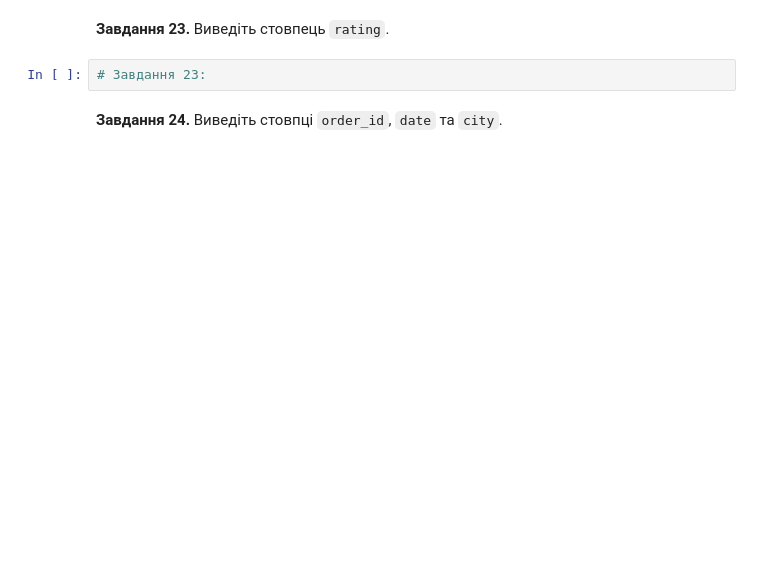
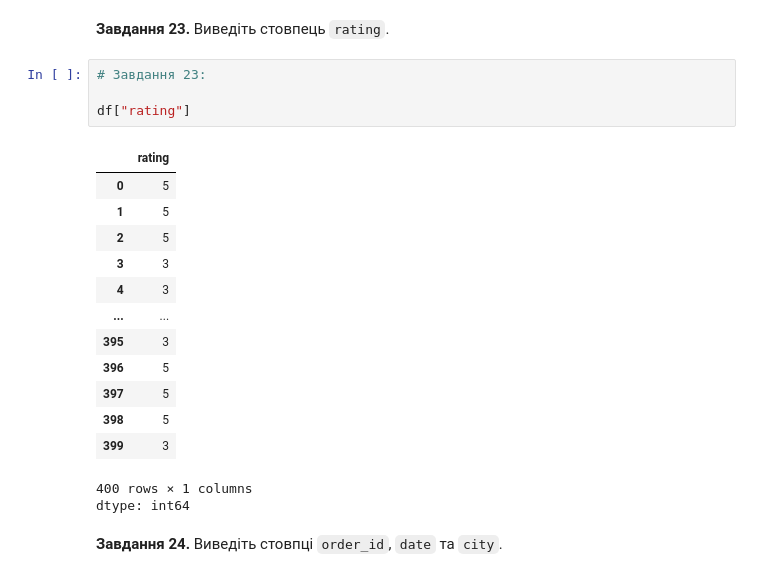
Before and after one commit to Wilson1994/DTA-2026, a Jupyter notebook: homework/pandas_practice_120.ipynb, the cells around one changed output. Drawn from its saved outputs; the diff is of its cells as text; blank space fills up the shorter version.

```diff
--- a/homework/pandas_practice_120.ipynb
+++ b/homework/pandas_practice_120.ipynb
@@ -400,6 +422,23 @@ df.
 **Завдання 23.** Виведіть стовпець `rating`.
 # %%
 # Завдання 23:
+
+df["rating"]
+# %% [output]
+|  | rating |
+| 0 | 5 |
+| 1 | 5 |
+| 2 | 5 |
+| 3 | 3 |
+| 4 | 3 |
+| ... | ... |
+| 395 | 3 |
+| 396 | 5 |
+| 397 | 5 |
+| 398 | 5 |
+| 399 | 3 |
+400 rows × 1 columns
+dtype: int64
 # %% [markdown]
 **Завдання 24.** Виведіть стовпці `order_id`, `date` та `city`.
 # %%
```
Also changed, not shown: parts of 12 cells of this notebook.
